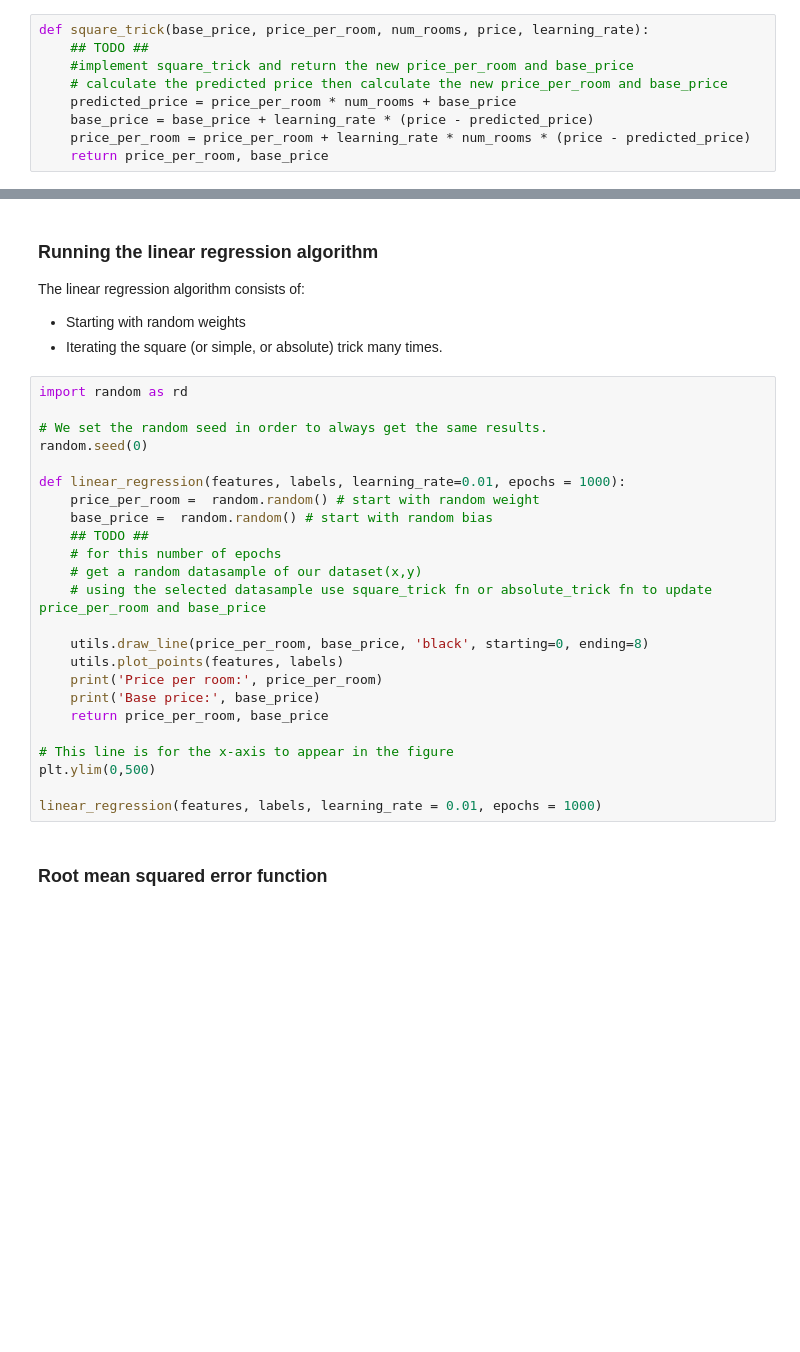
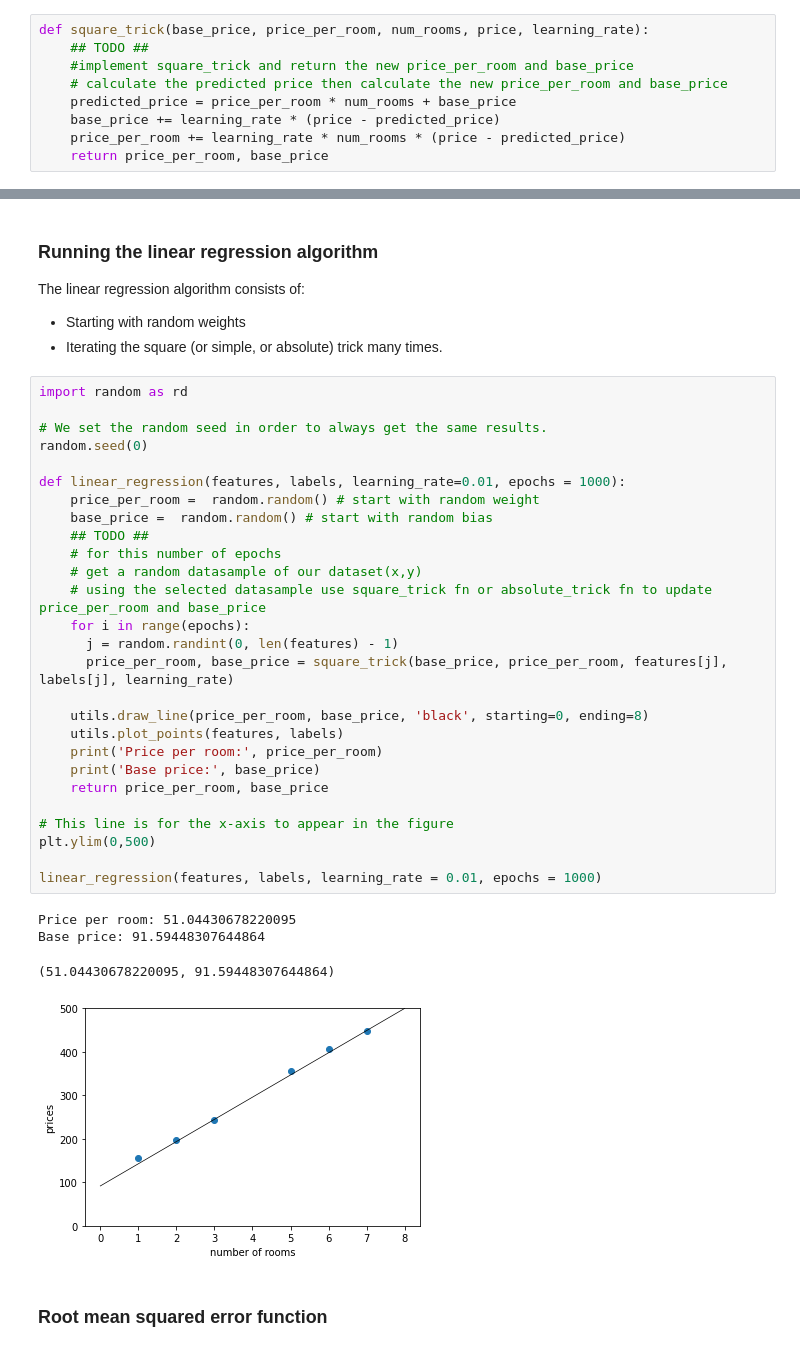
Before and after one commit to Abdullah-Essam/ITI, a Jupyter notebook: linear_regression/Coding_linear_regression.ipynb, the cells around one changed output, grey strips where cells are left out. Cells and saved outputs as stored; diff of their text form; blank space fills up the shorter version.

```diff
--- a/linear_regression/Coding_linear_regression.ipynb
+++ b/linear_regression/Coding_linear_regression.ipynb
@@ -65,8 +65,8 @@ def square_trick(base_price, price_per_room, num_rooms, price, learning_rate):
     #implement square_trick and return the new price_per_room and base_price
     # calculate the predicted price then calculate the new price_per_room and base_price
     predicted_price = price_per_room * num_rooms + base_price
-    base_price = base_price + learning_rate * (price - predicted_price)
-    price_per_room = price_per_room + learning_rate * num_rooms * (price - predicted_price)
+    base_price += learning_rate * (price - predicted_price)
+    price_per_room += learning_rate * num_rooms * (price - predicted_price)
     return price_per_room, base_price
 # %%
 def absolute_trick(base_price, price_per_room, num_rooms, price, learning_rate):
@@ -91,27 +91,35 @@ The linear regression algorithm consists of:
 # %%
 import random as rd
 
 # We set the random seed in order to always get the same results.
 random.seed(0)
 
 def linear_regression(features, labels, learning_rate=0.01, epochs = 1000):
     price_per_room =  random.random() # start with random weight
     base_price =  random.random() # start with random bias
     ## TODO ##
     # for this number of epochs
     # get a random datasample of our dataset(x,y)
     # using the selected datasample use square_trick fn or absolute_trick fn to update price_per_room and base_price
+    for i in range(epochs):
+      j = random.randint(0, len(features) - 1)
+      price_per_room, base_price = square_trick(base_price, price_per_room, features[j], labels[j], learning_rate)
 
     utils.draw_line(price_per_room, base_price, 'black', starting=0, ending=8)
     utils.plot_points(features, labels)
     print('Price per room:', price_per_room)
     print('Base price:', base_price)
     return price_per_room, base_price
 
 # This line is for the x-axis to appear in the figure
 plt.ylim(0,500)
 
 linear_regression(features, labels, learning_rate = 0.01, epochs = 1000)
+# %% [output]
+Price per room: 51.04430678220095
+Base price: 91.59448307644864
+(51.04430678220095, 91.59448307644864)
+[figure, added]
 # %% [markdown]
 ### Root mean squared error function
 # %%
```
Also changed, not shown: parts of 7 cells of this notebook.
